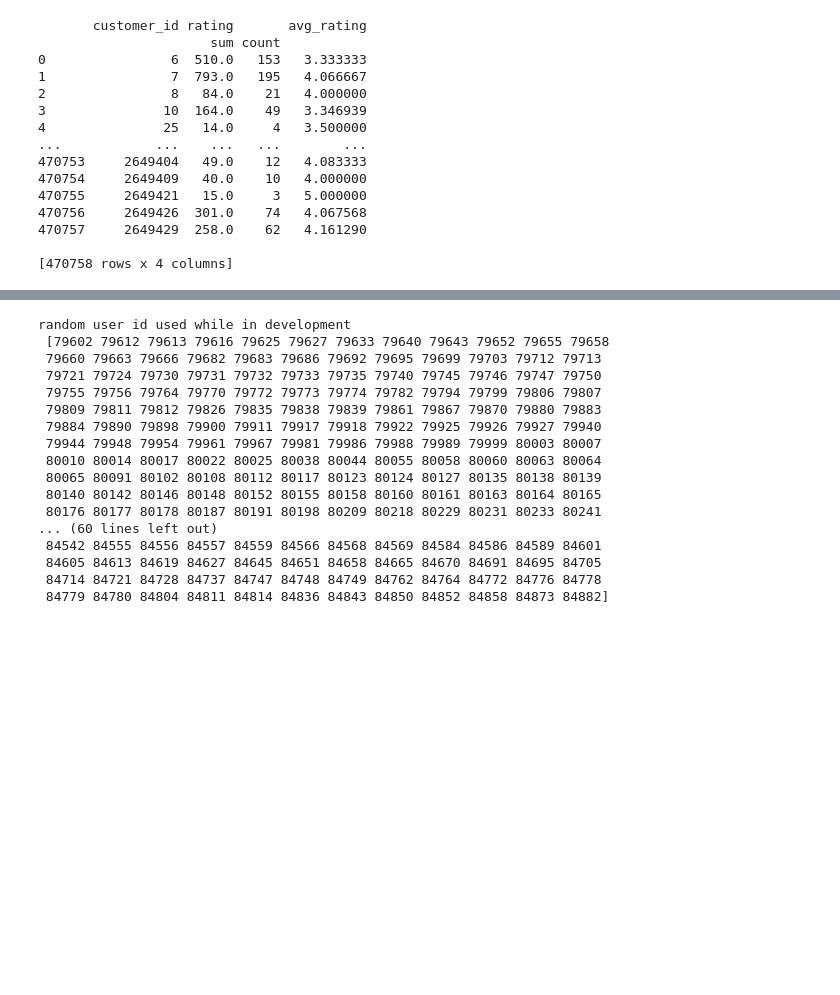
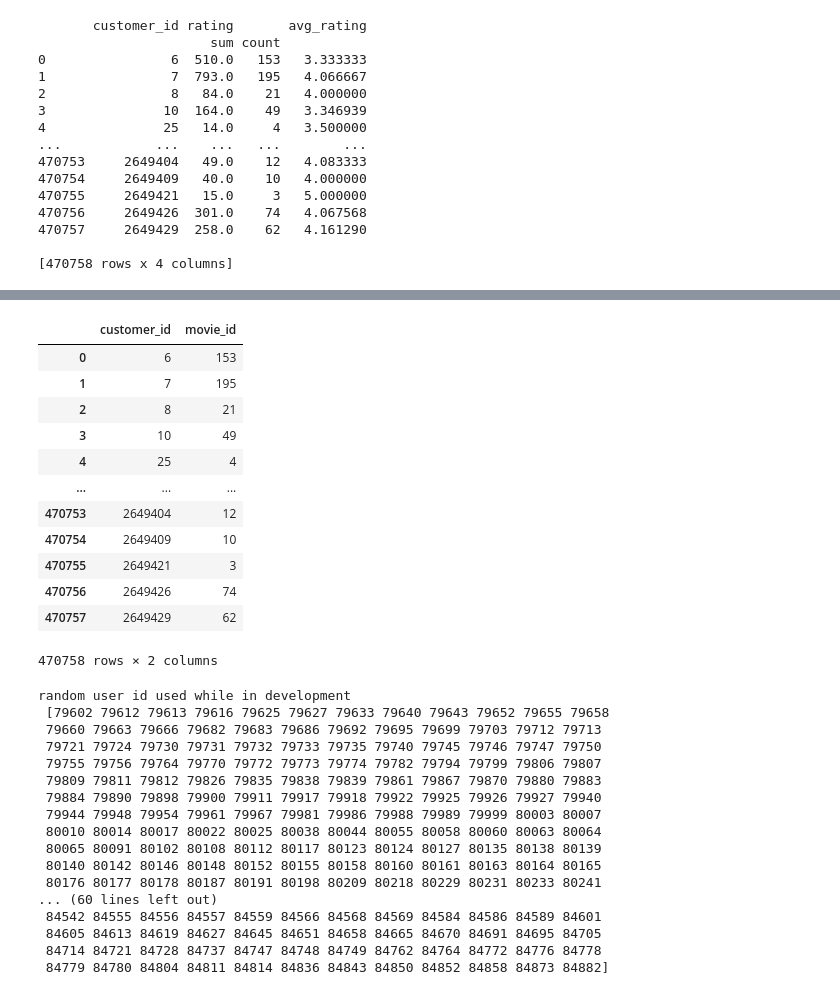
Before and after one commit to Ragnarstefanss/netflix-recommendation, a Jupyter notebook: main.ipynb, the cells around one changed output, grey strips where cells are left out. Cells and saved outputs as stored; diff of their text form; code cells hidden in the pictures; blank space fills up the shorter version.

```diff
--- a/main.ipynb
+++ b/main.ipynb
@@ -256,3 +339,17 @@ get_avg_rating_less_than(4)
 # %%
 count_movies_rated_by_customer = all_customers_get_movie_rated_count()
-#count_movies_rated_by_customer
+count_movies_rated_by_customer
+# %% [output]
+|  | customer_id | movie_id |
+| 0 | 6 | 153 |
+| 1 | 7 | 195 |
+| 2 | 8 | 21 |
+| 3 | 10 | 49 |
+| 4 | 25 | 4 |
+| ... | ... | ... |
+| 470753 | 2649404 | 12 |
+| 470754 | 2649409 | 10 |
+| 470755 | 2649421 | 3 |
+| 470756 | 2649426 | 74 |
+| 470757 | 2649429 | 62 |
+470758 rows × 2 columns
```
Also changed, not shown: parts of 36 cells of this notebook.
